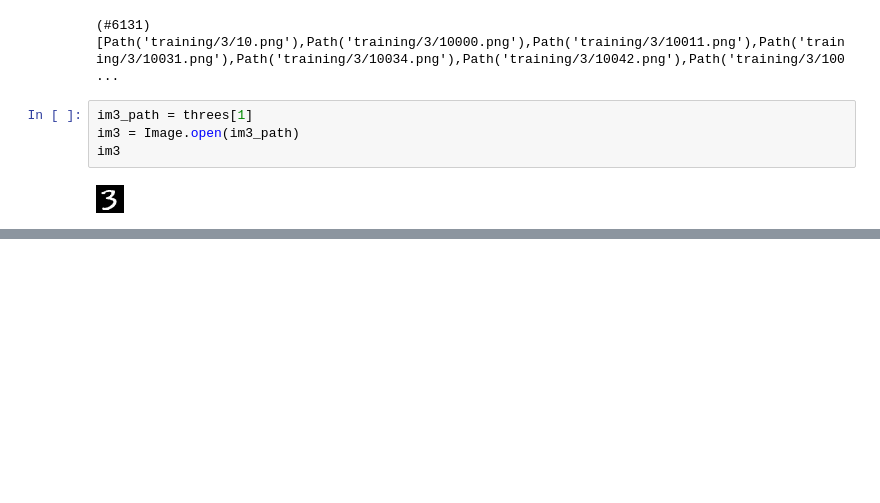
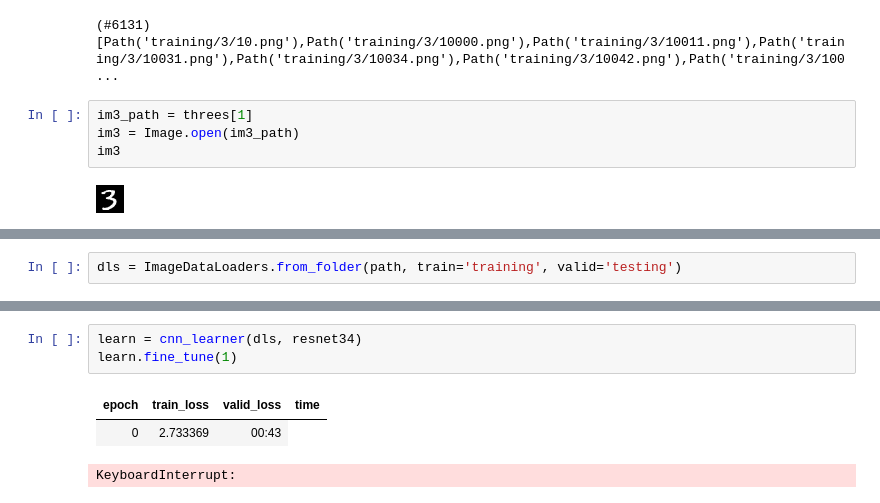
Before and after one commit to JacopoMangiavacchi/FastLabeling, a Jupyter notebook: mnist_basics.ipynb, the cells around one changed output, grey strips where cells are left out. Saved outputs shown, nothing was run; the diff lists cells and outputs as text; blank space fills up the shorter version.

Commit message:
train with resnet and full labels

```diff
--- a/mnist_basics.ipynb
+++ b/mnist_basics.ipynb
@@ -39,0 +31,2 @@ learn.fine_tune(1)
+# %%
+dls = ImageDataLoaders.from_folder(path, train='training', valid='testing')
@@ -39,0 +38,7 @@ learn.fine_tune(1)
+# %%
+learn = cnn_learner(dls, resnet34)
+learn.fine_tune(1)
+# %% [output]
+| epoch | train_loss | valid_loss | time |
+| 0 | 2.733369 | 00:43 |
+KeyboardInterrupt:
```
Also changed, not shown: parts of 4 cells of this notebook.
